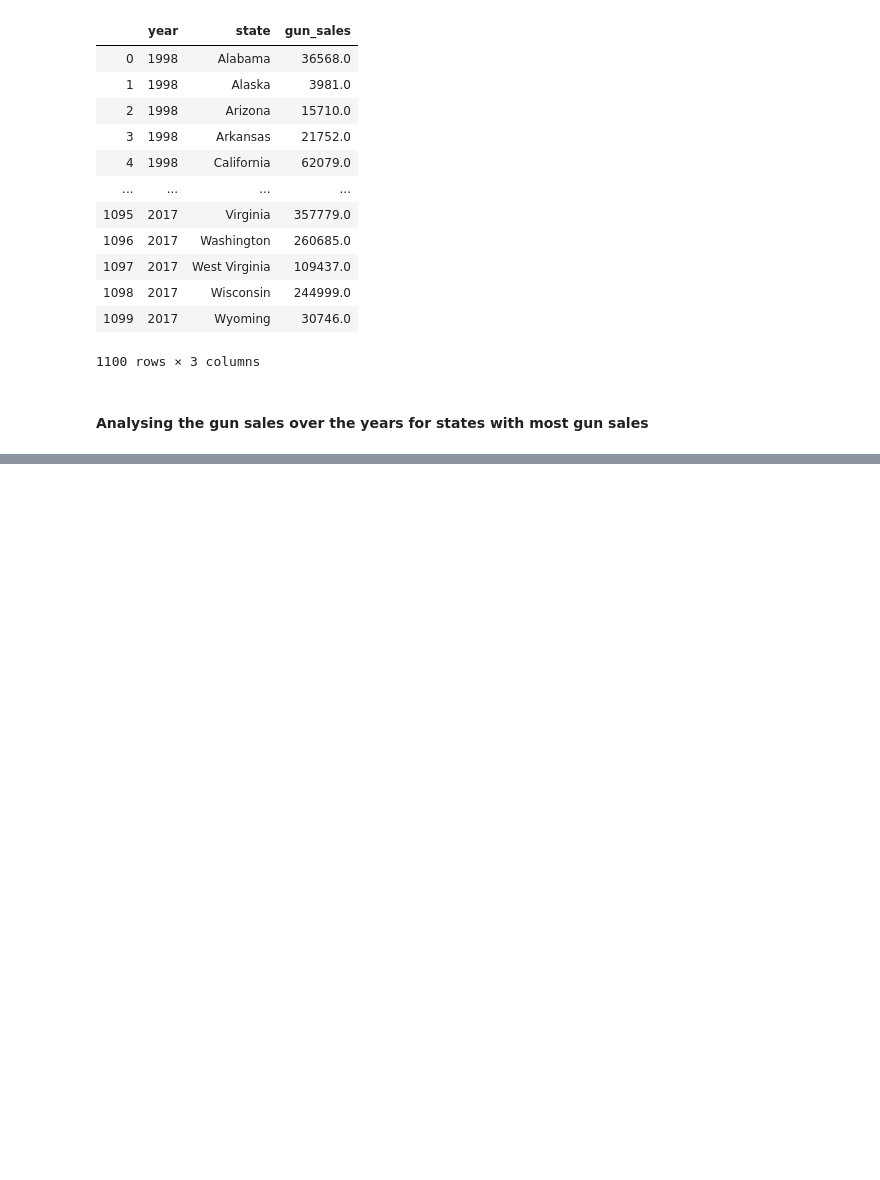
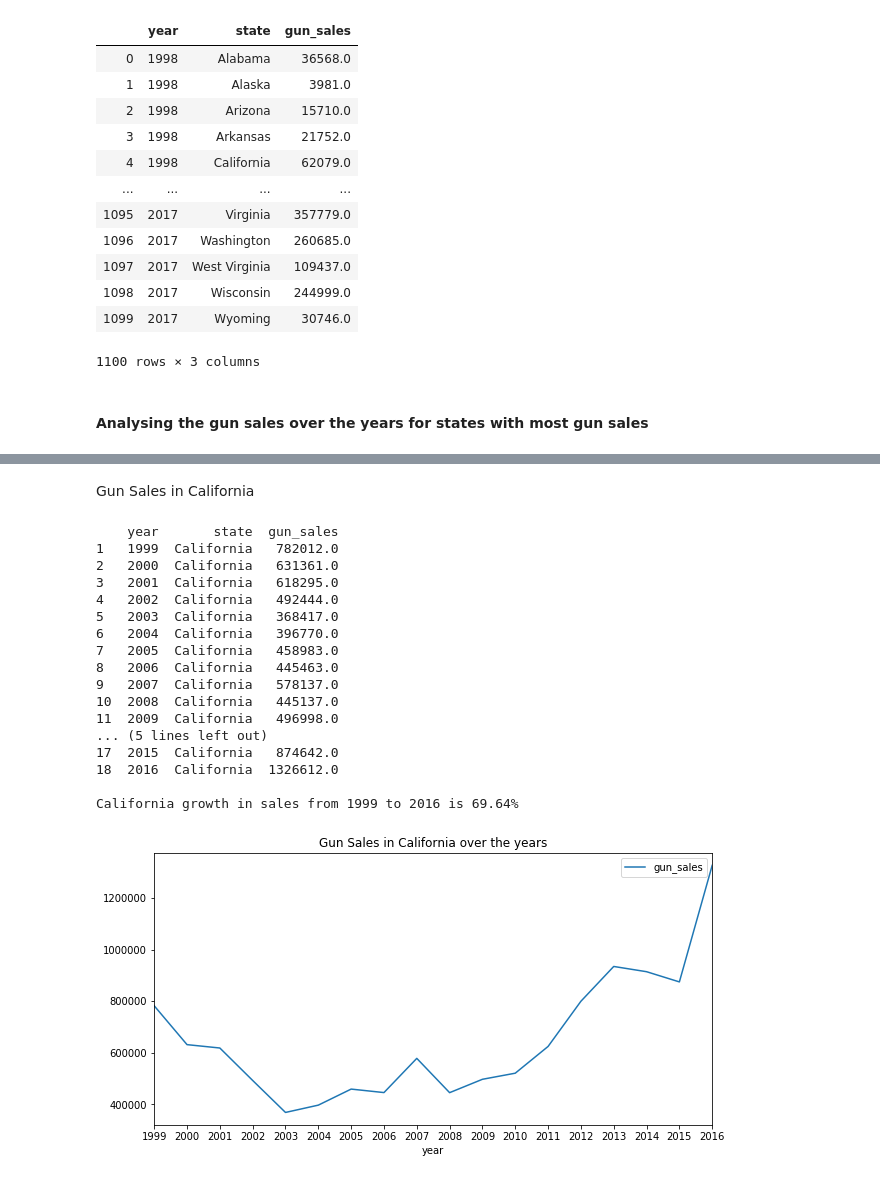
Before and after one commit to Aastha-Arora/investigate-FBI-Gun-Data, a Jupyter notebook: Data Analysis-FBI NICS data.ipynb, the cells around one changed output, grey strips where cells are left out. Cells and saved outputs as stored; diff of their text form; code cells hidden in the pictures; blank space fills up the shorter version.

```diff
--- a/Data Analysis-FBI NICS data.ipynb
+++ b/Data Analysis-FBI NICS data.ipynb
@@ -515,0 +548,23 @@ def state_sales(state):
+# %% [markdown]
+Gun Sales in California
+# %%
+state_sales('California')
+# %% [output]
+    year       state  gun_sales
+1   1999  California   782012.0
+2   2000  California   631361.0
+3   2001  California   618295.0
+4   2002  California   492444.0
+5   2003  California   368417.0
+6   2004  California   396770.0
+7   2005  California   458983.0
+8   2006  California   445463.0
+9   2007  California   578137.0
+10  2008  California   445137.0
+11  2009  California   496998.0
+... (5 lines left out)
+17  2015  California   874642.0
+18  2016  California  1326612.0
+
+California growth in sales from 1999 to 2016 is 69.64%
+[figure, added]
```
Also changed, not shown: parts of 21 cells of this notebook.
